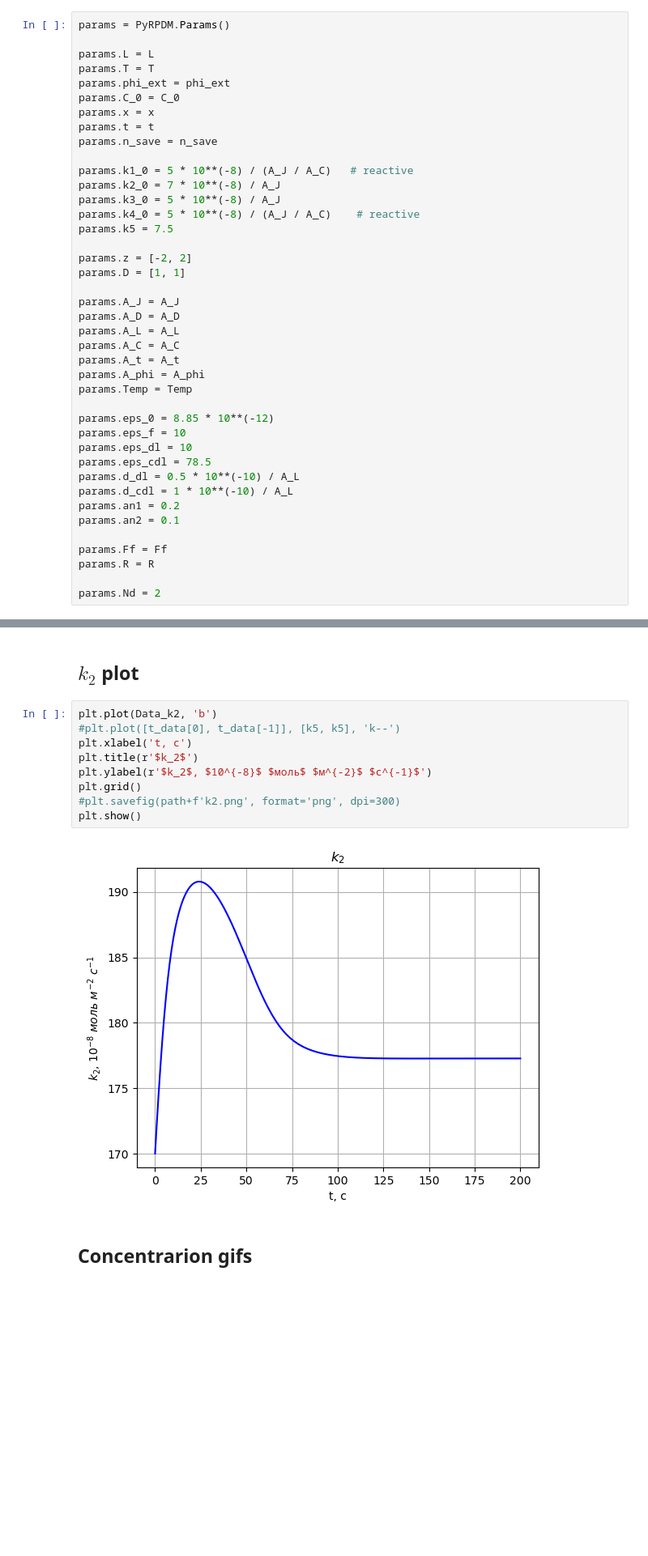
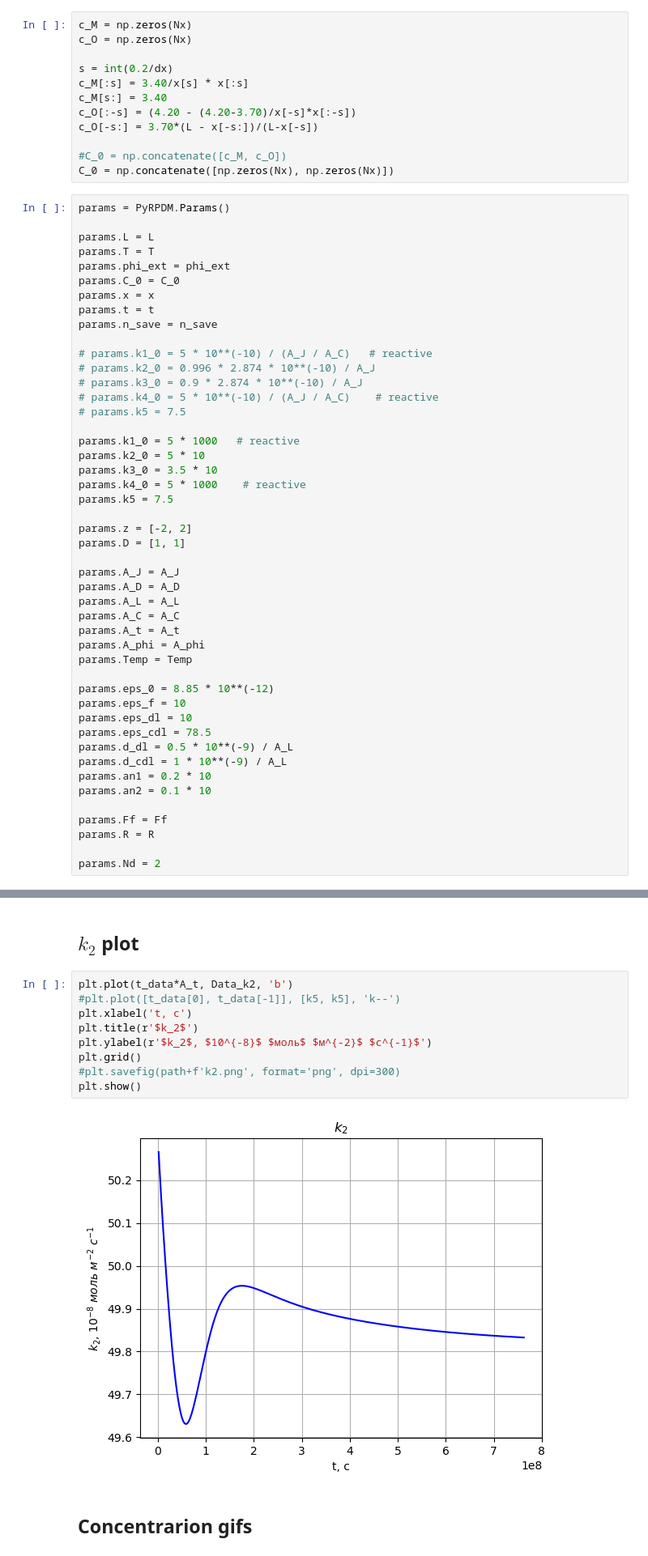
Before and after one commit to Oleg20502/OxideFilms, a Jupyter notebook: PyRPDM_2/Film_kol_1.ipynb, the cells around one changed output, grey strips where cells are left out. Shown at 81% size. Saved outputs shown, nothing was run; the diff lists cells and outputs as text; blank space fills up the shorter version.

```diff
--- a/PyRPDM_2/Film_kol_1.ipynb
+++ b/PyRPDM_2/Film_kol_1.ipynb
@@ -67,3 +56,15 @@ C_0 = np.concatenate([c_M, c_O])
+# %%
+c_M = np.zeros(Nx)
+c_O = np.zeros(Nx)
+
+s = int(0.2/dx)
+c_M[:s] = 3.40/x[s] * x[:s]
+c_M[s:] = 3.40
+c_O[:-s] = (4.20 - (4.20-3.70)/x[-s]*x[:-s])
+c_O[-s:] = 3.70*(L - x[-s:])/(L-x[-s])
+
+#C_0 = np.concatenate([c_M, c_O])
+C_0 = np.concatenate([np.zeros(Nx), np.zeros(Nx)])
 # %%
 params = PyRPDM.Params()
 
@@ -75,10 +76,16 @@ params.x = x
 params.t = t
 params.n_save = n_save
 
-params.k1_0 = 5 * 10**(-8) / (A_J / A_C)   # reactive
-params.k2_0 = 7 * 10**(-8) / A_J
-params.k3_0 = 5 * 10**(-8) / A_J
-params.k4_0 = 5 * 10**(-8) / (A_J / A_C)    # reactive
+# params.k1_0 = 5 * 10**(-10) / (A_J / A_C)   # reactive
+# params.k2_0 = 0.996 * 2.874 * 10**(-10) / A_J
+# params.k3_0 = 0.9 * 2.874 * 10**(-10) / A_J
+# params.k4_0 = 5 * 10**(-10) / (A_J / A_C)    # reactive
+# params.k5 = 7.5
+
+params.k1_0 = 5 * 1000   # reactive
+params.k2_0 = 5 * 10
+params.k3_0 = 3.5 * 10
+params.k4_0 = 5 * 1000    # reactive
 params.k5 = 7.5
 
 params.z = [-2, 2]
@@ -96,10 +103,10 @@ params.eps_0 = 8.85 * 10**(-12)
 params.eps_f = 10
 params.eps_dl = 10
 params.eps_cdl = 78.5
-params.d_dl = 0.5 * 10**(-10) / A_L
-params.d_cdl = 1 * 10**(-10) / A_L
-params.an1 = 0.2
-params.an2 = 0.1
+params.d_dl = 0.5 * 10**(-9) / A_L
+params.d_cdl = 1 * 10**(-9) / A_L
+params.an1 = 0.2 * 10
+params.an2 = 0.1 * 10
 
 params.Ff = Ff
 params.R = R
@@ -234,16 +248,16 @@ print(Data_phi[:10, :]*A_phi)
 # %% [markdown]
 ##       $k_2$ plot
 # %%
-plt.plot(Data_k2, 'b')
+plt.plot(t_data*A_t, Data_k2, 'b')
 #plt.plot([t_data[0], t_data[-1]], [k5, k5], 'k--')
 plt.xlabel('t, c')
 plt.title(r'$k_2$')
 plt.ylabel(r'$k_2$, $10^{-8}$ $моль$ $м^{-2}$ $с^{-1}$')
 plt.grid()
 #plt.savefig(path+f'k2.png', format='png', dpi=300)
 plt.show()
 # %% [output]
-[figure, old version]
+[figure, new version]
 # %% [markdown]
 ## Concentrarion gifs
 # %%
```
Also changed, not shown: parts of 10 cells of this notebook, 3 other files.
